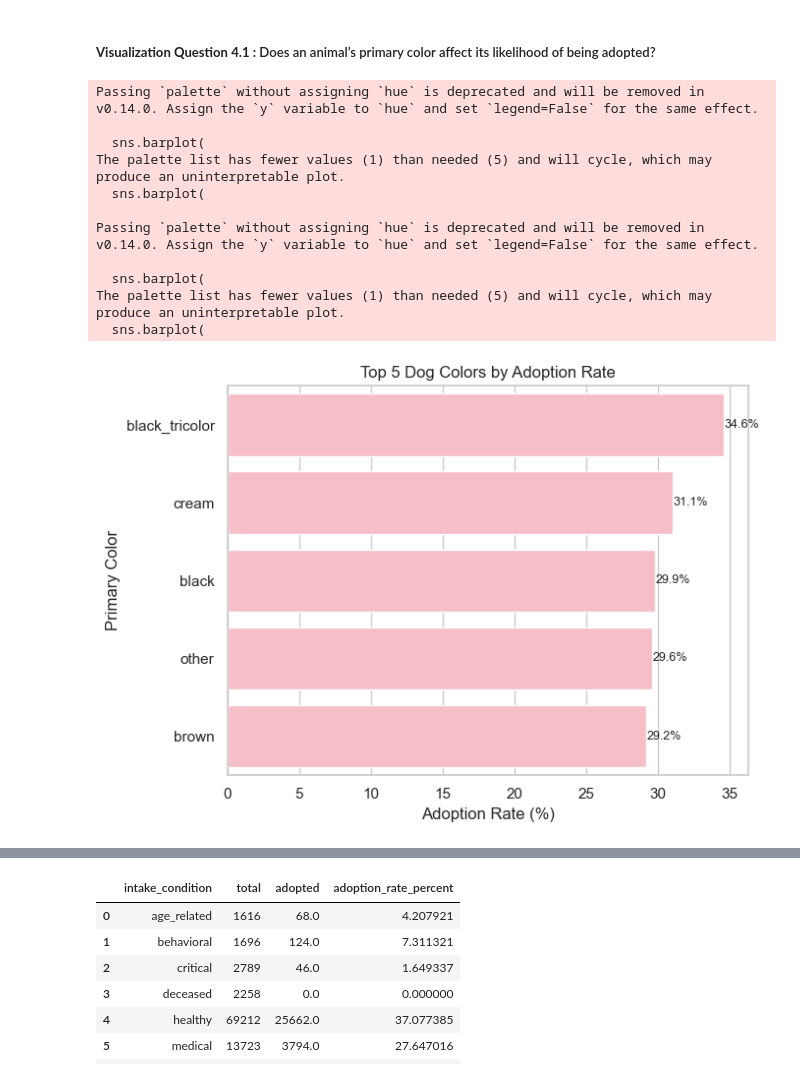
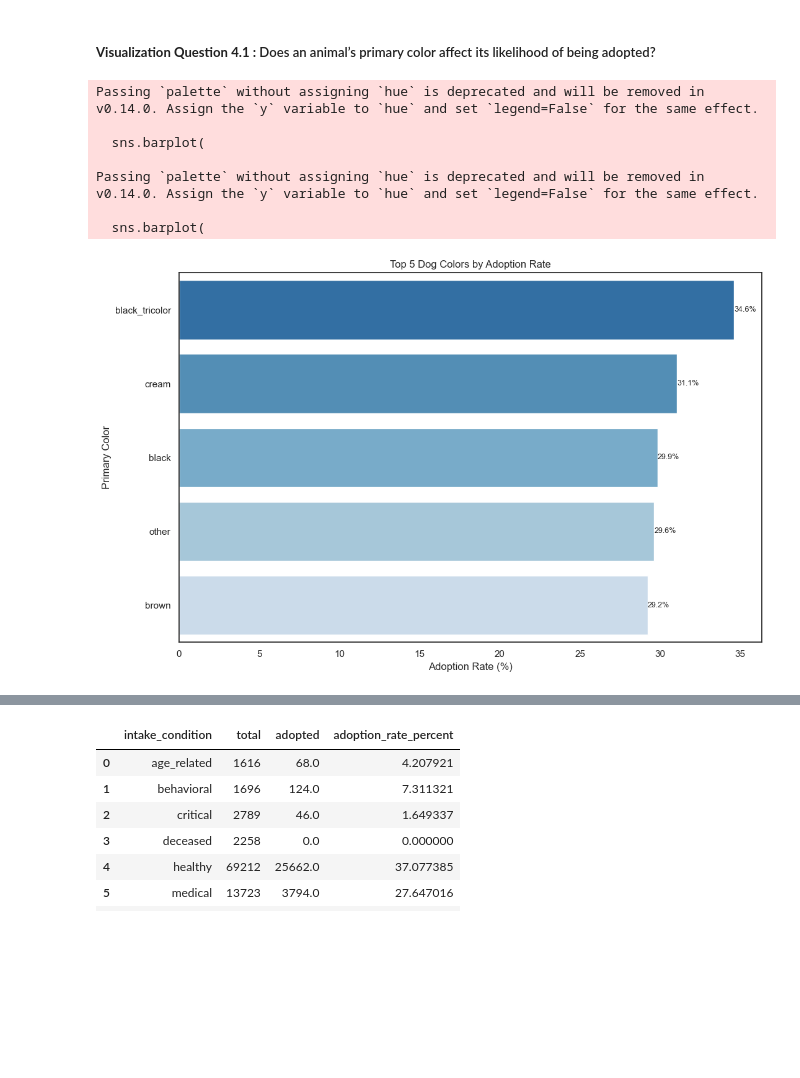
Before and after one commit to memckay/mads-milestone-1, a Jupyter notebook: notebooks/elt/3_gold.ipynb, the cells around one changed output, grey strips where cells are left out. Saved outputs shown, nothing was run; the diff lists cells and outputs as text; code cells hidden in the pictures; blank space fills up the shorter version.

```diff
--- a/notebooks/elt/3_gold.ipynb
+++ b/notebooks/elt/3_gold.ipynb
@@ -958,10 +1025,8 @@ section4_1_df_primary_colors
 # %%
 def plot_top5_colors_by_species(df, save_path=None):
     """
-    Generates two separate bar charts showing top 5 primary colors by adoption rate for cats and dogs.
-
-    Parameters:
-        df (pd.DataFrame): DataFrame with 'animal_type', 'primary_color', and 'adoption_rate_percent'.
+    Generates two separate bar charts showing top 5 primary colors by adoption rate for cats and dogs,
+    using darker-to-lighter shades of blue and pink respectively.
     """
     # Filter and sort top 5 for each species
     top5_dogs = (
@@ -975,13 +1040,19 @@ def plot_top5_colors_by_species(df, save_path=None):
         .head(5)
     )
 
+    # Blue shades for dogs: darkest (top bar) to lightest (bottom bar)
+    dog_colors = ["#2171b5", "#4292c6", "#6baed6", "#9ecae1", "#c6dbef"]
+
+    # Pink shades for cats: darkest (top bar) to lightest (bottom bar)
+    cat_colors = ["#ae6e9b", "#c281aa", "#d790b8", "#e78ac3", "#f4a6c0"]
+
     # Plot for dogs
-    fig_dogs, ax_dogs = plt.subplots(figsize=(7, 5))
+    fig_dogs, ax_dogs = plt.subplots(figsize=(11, 7))
     sns.barplot(
         data=top5_dogs,
         x="adoption_rate_percent",
         y="primary_color",
-        palette=["#ffb6c1"],
+        palette=dog_colors,
         ax=ax_dogs,
     )
     ax_dogs.set_title("Top 5 Dog Colors by Adoption Rate")
@@ -995,40 +1066,38 @@ def plot_top5_colors_by_species(df, save_path=None):
         fig_dogs.savefig(f"{save_path}_dogs.png", dpi=300, bbox_inches="tight")
 
     # Plot for cats
-    fig_cats, ax_cats = plt.subplots(figsize=(7, 5))
+    fig_cats, ax_cats = plt.subplots(figsize=(11, 7))
     sns.barplot(
         data=top5_cats,
         x="adoption_rate_percent",
         y="primary_color",
-        palette=["#ff69b4"],
+        palette=cat_colors,
         ax=ax_cats,
     )
     ax_cats.set_title("Top 5 Cat Colors by Adoption Rate")
     ax_cats.set_xlabel("Adoption Rate (%)")
     ax_cats.set_ylabel("Primary Color")
     for container in ax_cats.containers:
         ax_cats.bar_label(container, fmt="%.1f%%", label_type="edge", fontsize=9)
     plt.tight_layout()
 
     if save_path:
         fig_cats.savefig(f"{save_path}_cats.png", dpi=300, bbox_inches="tight")
 
+    plt.show()
+
 
 section4_1_viz_top_colors = plot_top5_colors_by_species(
     adoption_rate_by_primary_color(silver_df),
     save_path="../../data-assets/gold/visuals/section4_1_viz_top_colors.png",
 )
 section4_1_viz_top_colors
 # %% [output]
 Passing `palette` without assigning `hue` is deprecated and will be removed in v0.14.0. Assign the `y` variable to `hue` and set `legend=False` for the same effect.
 
-  sns.barplot(
-The palette list has fewer values (1) than needed (5) and will cycle, which may produce an uninterpretable plot.
   sns.barplot(
 
 Passing `palette` without assigning `hue` is deprecated and will be removed in v0.14.0. Assign the `y` variable to `hue` and set `legend=False` for the same effect.
 
   sns.barplot(
-The palette list has fewer values (1) than needed (5) and will cycle, which may produce an uninterpretable plot.
-  sns.barplot(
-[figure, old version]
+[figure, new version]
```
Also changed, not shown: parts of 19 cells of this notebook, 20 other files.
